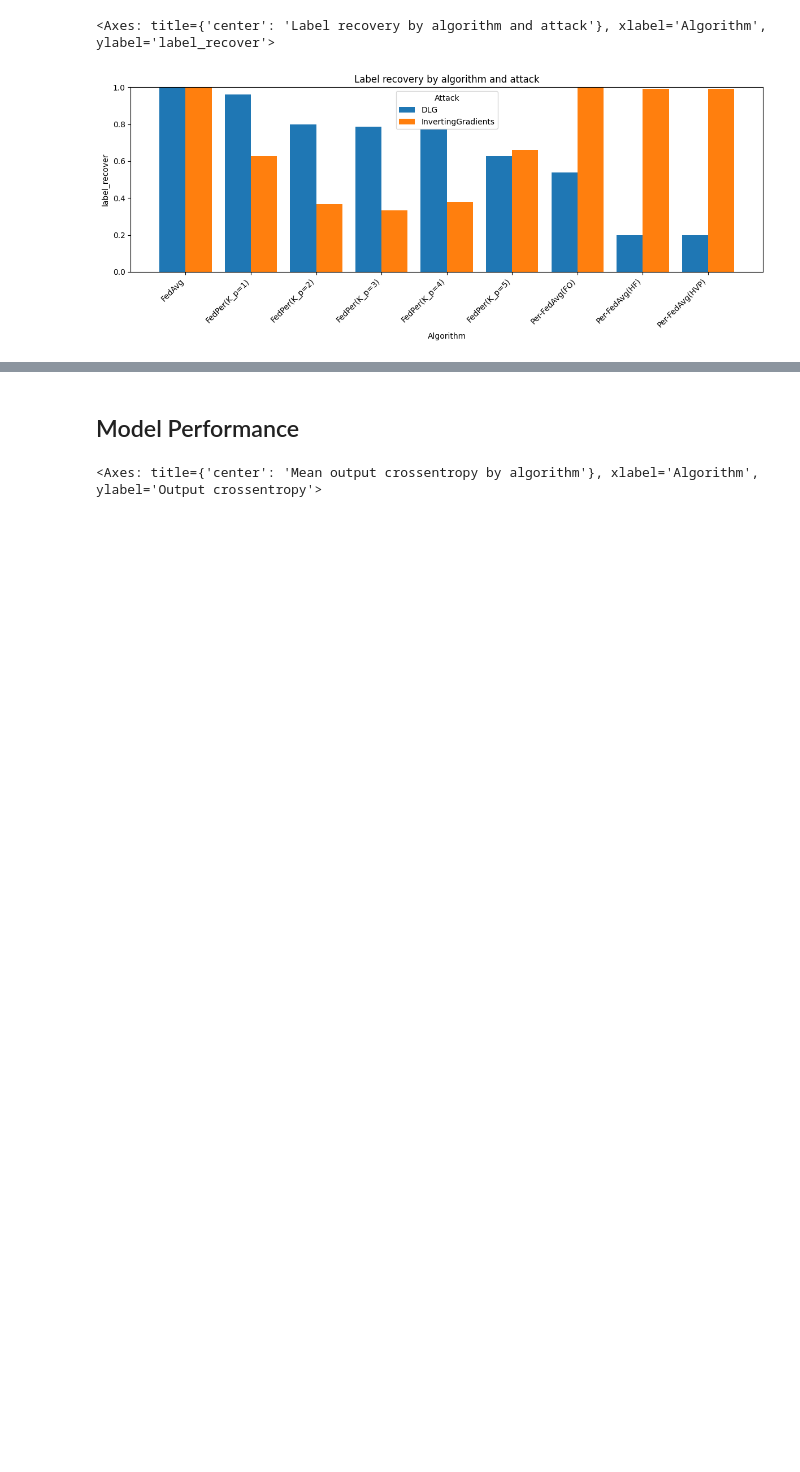
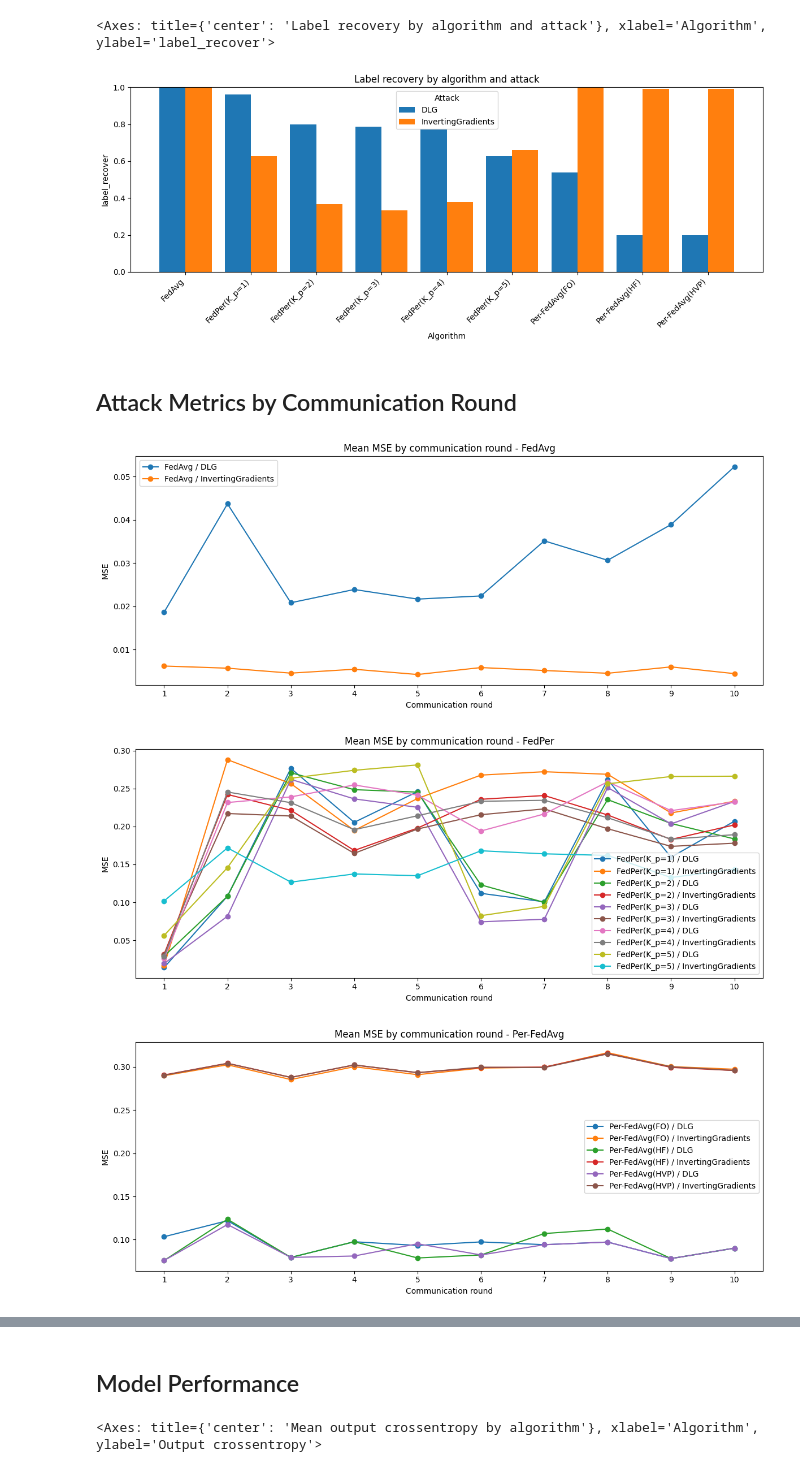
Before and after one commit to rt-k3498/PFL-attack-silmulation, a Jupyter notebook: result_analysis/result_analysis.ipynb, the cells around one changed output, grey strips where cells are left out. Drawn from its saved outputs; the diff is of its cells as text; code cells hidden in the pictures; blank space fills up the shorter version.

```diff
--- a/result_analysis/result_analysis.ipynb
+++ b/result_analysis/result_analysis.ipynb
@@ -104,3 +105,11 @@ plot_attack_metric(attack_rows, "label_recover", title="Label recovery by algori
 # %% [output]
 <Axes: title={'center': 'Label recovery by algorithm and attack'}, xlabel='Algorithm', ylabel='label_recover'>
 [figure]
+# %% [markdown]
+## Attack Metrics by Communication Round
+# %%
+_ = plot_attack_metric_by_round_by_algorithm(attack_rows, "input mse")
+# %% [output]
+[figure, added]
+[figure, added]
+[figure, added]
```
Also changed, not shown: parts of 4 cells of this notebook, 2 other files.
